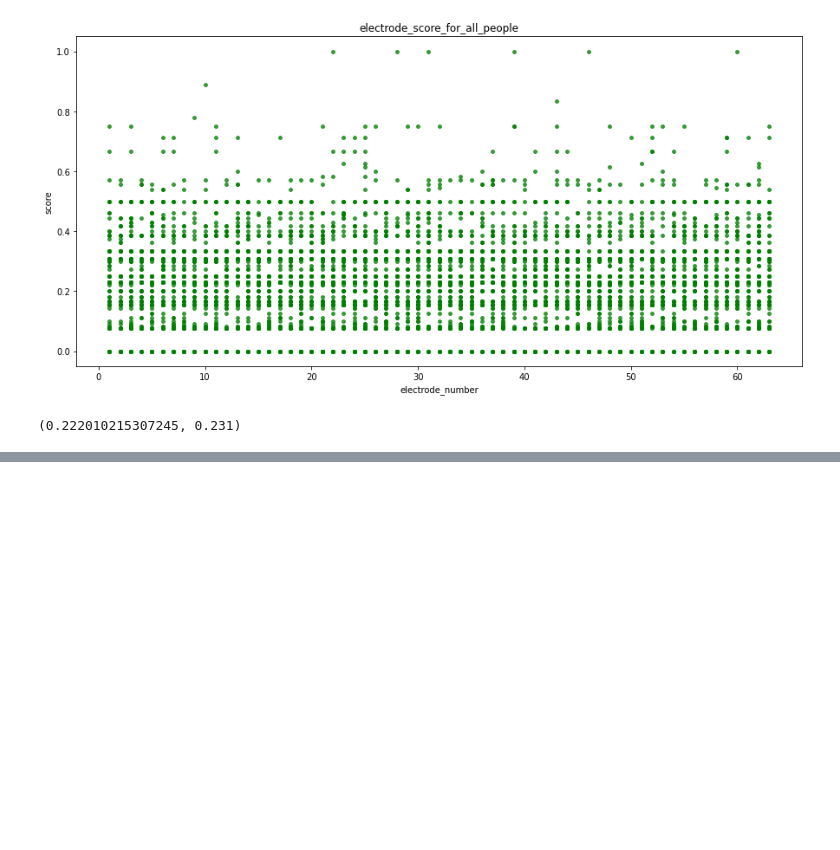
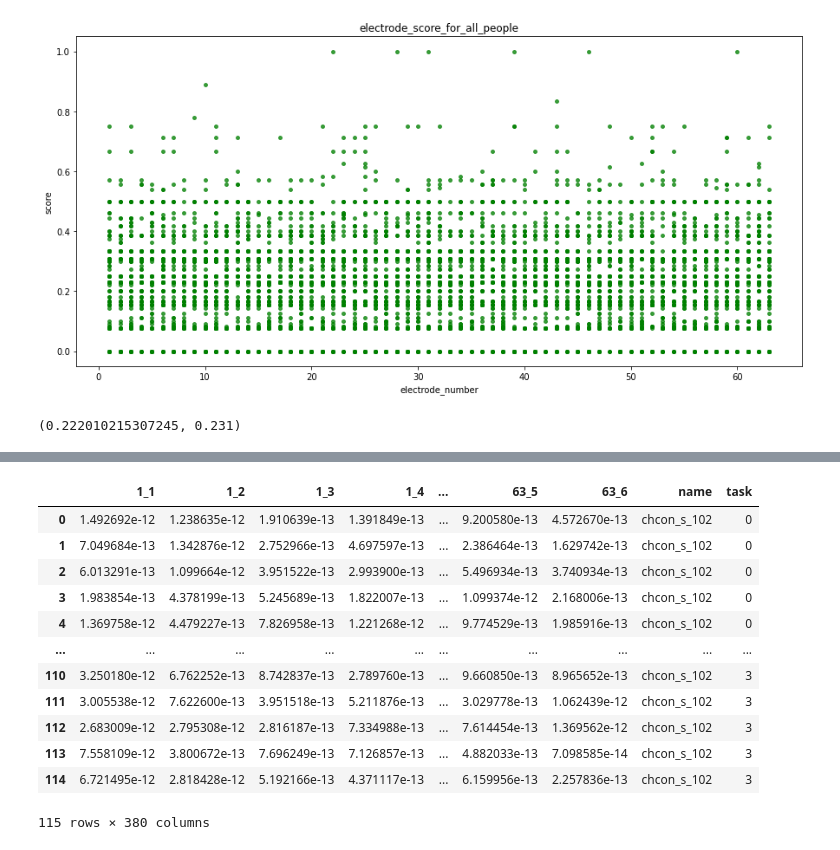
Before and after one commit to khursik/Diploma, a Jupyter notebook: each_elec_sep/visualization.ipynb, the cells around one changed output, grey strips where cells are left out. Cells and saved outputs as stored; diff of their text form; code cells hidden in the pictures; blank space fills up the shorter version.

```diff
--- a/each_elec_sep/visualization.ipynb
+++ b/each_elec_sep/visualization.ipynb
@@ -91,0 +111,21 @@ barplot("Mean score of the electrodes")
+# %%
+df = pd.read_csv("data/with_avg_vals.csv")
+pd.set_option('display.max_columns', 9)
+uniq_vals = np.unique(df["name"].values)
+df["name"] == df["name"].apply(lambda x: x[:11])
+df1 = df.loc[df.name == uniq_vals[2]].reset_index(drop=True)
+df1
+# %% [output]
+|  | 1_1 | 1_2 | 1_3 | 1_4 | ... | 63_5 | 63_6 | name | task |
+| 0 | 1.492692e-12 | 1.238635e-12 | 1.910639e-13 | 1.391849e-13 | ... | 9.200580e-13 | 4.572670e-13 | chcon_s_102 | 0 |
+| 1 | 7.049684e-13 | 1.342876e-12 | 2.752966e-13 | 4.697597e-13 | ... | 2.386464e-13 | 1.629742e-13 | chcon_s_102 | 0 |
+| 2 | 6.013291e-13 | 1.099664e-12 | 3.951522e-13 | 2.993900e-13 | ... | 5.496934e-13 | 3.740934e-13 | chcon_s_102 | 0 |
+| 3 | 1.983854e-13 | 4.378199e-13 | 5.245689e-13 | 1.822007e-13 | ... | 1.099374e-12 | 2.168006e-13 | chcon_s_102 | 0 |
+| 4 | 1.369758e-12 | 4.479227e-13 | 7.826958e-13 | 1.221268e-12 | ... | 9.774529e-13 | 1.985916e-13 | chcon_s_102 | 0 |
+| ... | ... | ... | ... | ... | ... | ... | ... | ... | ... |
+| 110 | 3.250180e-12 | 6.762252e-13 | 8.742837e-13 | 2.789760e-13 | ... | 9.660850e-13 | 8.965652e-13 | chcon_s_102 | 3 |
+| 111 | 3.005538e-12 | 7.622600e-13 | 3.951518e-13 | 5.211876e-13 | ... | 3.029778e-13 | 1.062439e-12 | chcon_s_102 | 3 |
+| 112 | 2.683009e-12 | 2.795308e-12 | 2.816187e-13 | 7.334988e-13 | ... | 7.614454e-13 | 1.369562e-12 | chcon_s_102 | 3 |
+| 113 | 7.558109e-12 | 3.800672e-13 | 7.696249e-13 | 7.126857e-13 | ... | 4.882033e-13 | 7.098585e-14 | chcon_s_102 | 3 |
+| 114 | 6.721495e-12 | 2.818428e-12 | 5.192166e-13 | 4.371117e-13 | ... | 6.159956e-13 | 2.257836e-13 | chcon_s_102 | 3 |
+115 rows × 380 columns
```
Also changed, not shown: parts of 9 cells of this notebook, 6 other files.
